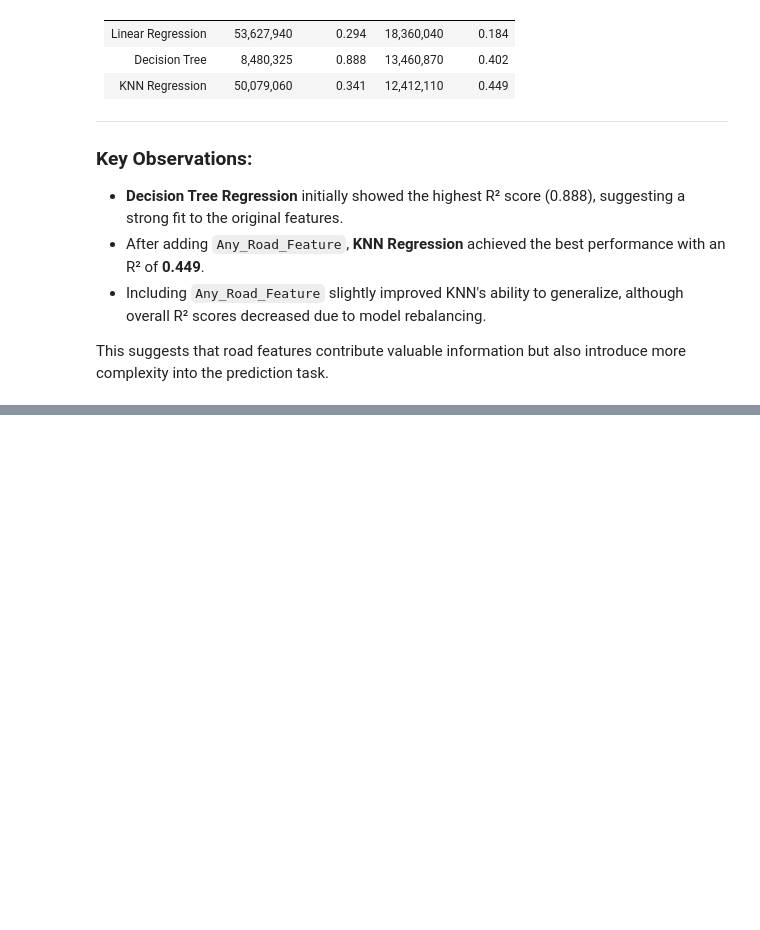
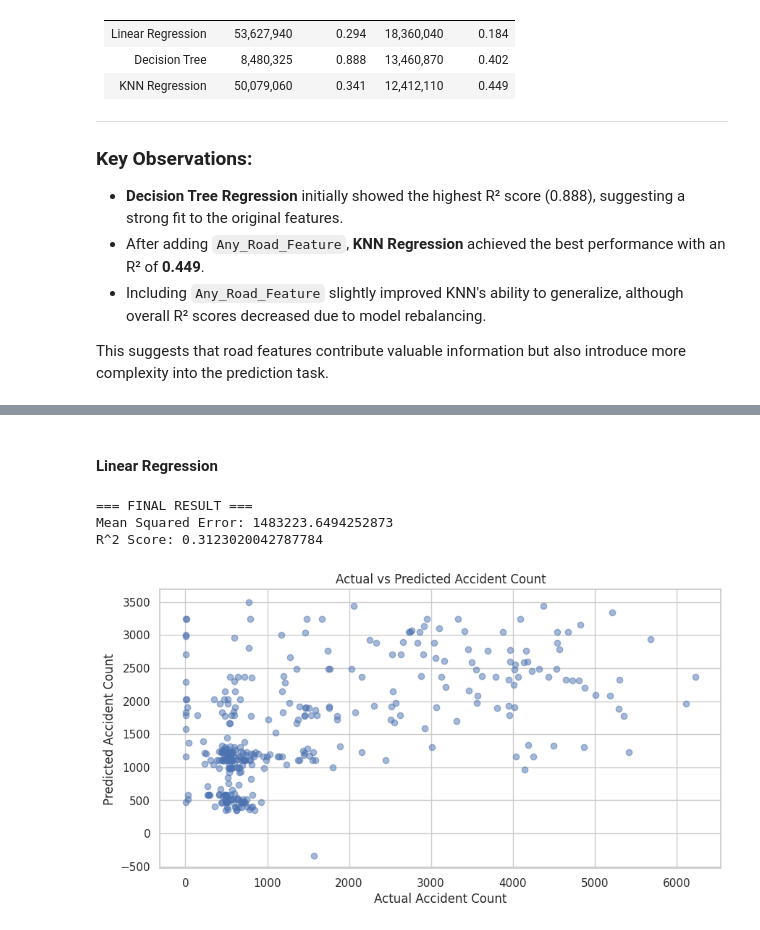
Before and after one commit to elina-nussbaum/Naya2025-Regression-Analysis-US-Accidents-2016-2023, a Jupyter notebook: naya-ds25-regression-marina-elina.ipynb, the cells around one changed output, grey strips where cells are left out. Cells and saved outputs as stored; diff of their text form; code cells hidden in the pictures; blank space fills up the shorter version.

Commit message:
Kaggle Notebook | naya_ds25_regression_marina_elina | FINAL

```diff
--- a/naya-ds25-regression-marina-elina.ipynb
+++ b/naya-ds25-regression-marina-elina.ipynb
@@ -1055,0 +1071,10 @@ This suggests that road features contribute valuable information but also introd
+# %%
+print ('Previous accident count : ', my_df.shape[0])
+workday_df = my_df[(my_df['Is_Weekend'] == 0) & (my_df['Is_Holiday'] == 0)]
+workday_df.reset_index(drop=True, inplace=True)
+if 'ID' in workday_df.columns:
+    workday_df = workday_df.drop('ID', axis=1)
+print ('Weekday only accident count : ', workday_df.shape[0])
+
+del my_df
+gc.collect()
@@ -1055,0 +1219,12 @@ This suggests that road features contribute valuable information but also introd
+# %%
+encoded_array = encoder.fit_transform(workday_df[['Hour_Risk_Score']])
+encoded_df = pd.DataFrame(
+    encoded_array,
+    columns=[f"HourRisk_Value_{cat}" for cat in encoder.categories_[0]],
+    index=workday_df.index
+).astype(int)
+workday_df = workday_df.join(encoded_df)
+
+del encoded_array
+del encoded_df
+gc.collect()
@@ -1055,0 +1264,7 @@ This suggests that road features contribute valuable information but also introd
+# %%
+X = df_daily.drop(columns=['Date', 'Accident_Count'])
+y = df_daily['Accident_Count']
+X_train, X_test, y_train, y_test = train_test_split(X, y, test_size=0.2, random_state=42)
+
+print("X_train shape:", X_train.shape)
+print("X_train columns:", X_train.columns)
@@ -1055,0 +1289,23 @@ This suggests that road features contribute valuable information but also introd
+# %% [markdown]
+#### Linear Regression
+# %%
+model = LinearRegression()
+model.fit(X_train, y_train)
+y_pred = model.predict(X_test)
+
+print('=== FINAL RESULT ===')
+print("Mean Squared Error:", mean_squared_error(y_test, y_pred))
+print("R^2 Score:", r2_score(y_test, y_pred))
+
+plt.figure(figsize=(10, 5))
+plt.scatter(y_test, y_pred, alpha=0.5)
+plt.xlabel('Actual Accident Count')
+plt.ylabel('Predicted Accident Count')
+plt.title('Actual vs Predicted Accident Count')
+plt.grid(True)
+plt.show()
+# %% [output]
+=== FINAL RESULT ===
+Mean Squared Error: 1483223.6494252873
+R^2 Score: 0.3123020042787784
+[figure, added]
```
Also changed, not shown: parts of 51 cells of this notebook.
